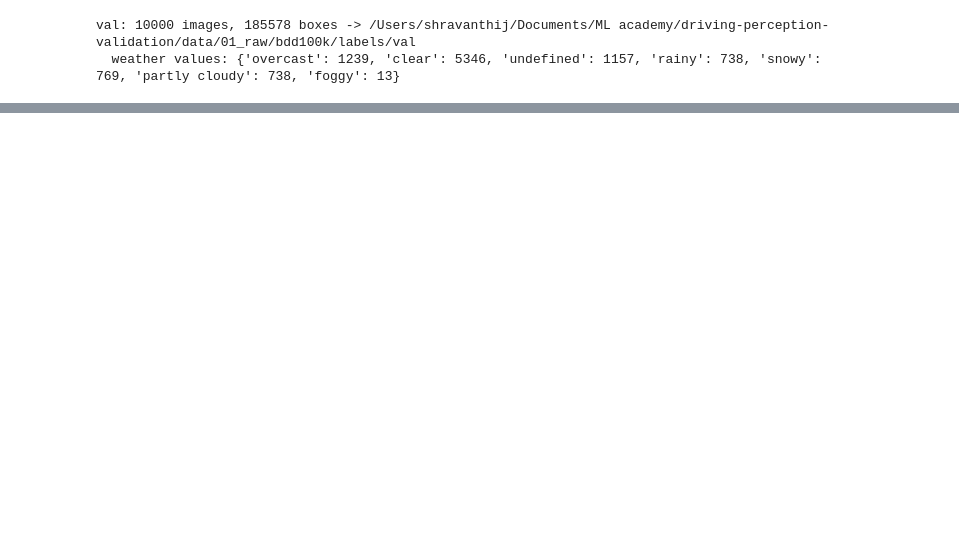
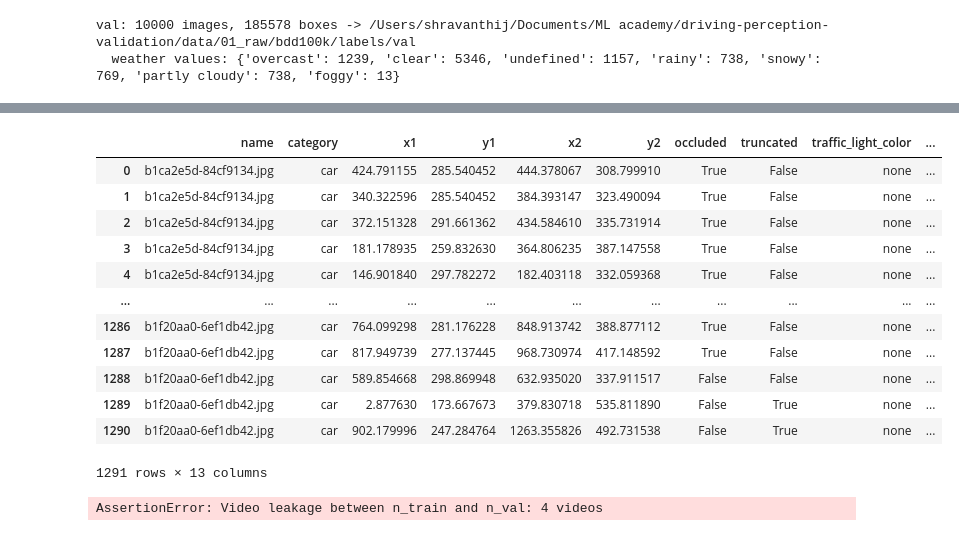
Before and after one commit to Shravanthi-J/driving-perception-validation, a Jupyter notebook: notebooks/labels_sanity_check.ipynb, the cells around one changed output, grey strips where cells are left out. Cells and saved outputs as stored; diff of their text form; code cells hidden in the pictures; blank space fills up the shorter version.

```diff
--- a/notebooks/labels_sanity_check.ipynb
+++ b/notebooks/labels_sanity_check.ipynb
@@ -210,0 +641,65 @@ PosixPath('/Users/shravanthij/Documents/ML academy/driving-perception-validation
+# %%
+def split_dataset(train_imgs, train_boxes, test_imgs, test_boxes, params: dict):
+    """Build train / val / test manifests (images and boxes, with a `split` column)."""
+    n_train, n_val, n_test, seed = (params[k] for k in ("n_train", "n_val", "n_test", "seed"))
+
+    sampled = _stratified_sample(train_imgs, n_train + n_val, seed)
+    tr, va = _group_split(sampled, n_val / (n_train + n_val), seed)
+    te = _stratified_sample(test_imgs, n_test, seed + 1)
+
+    # (images, boxes pool, official image folder the files live in)
+    splits = {
+        "train": (tr, train_boxes, "train"),
+        "val": (va, train_boxes, "train"),
+        "test": (te, test_boxes, "val"),
+    }
+    #_check_no_leakage({k: v[0] for k, v in splits.items()})
+
+    img_parts, box_parts = [], []
+    for split, (imgs, pool_boxes, src_dir) in splits.items():
+        b = pool_boxes[pool_boxes.name.isin(imgs.name)]
+        counts = b.groupby("name").size()
+        img_parts.append(imgs.assign(
+            split=split, source_dir=src_dir,
+            n_boxes=imgs.name.map(counts).fillna(0).astype(int)))
+        box_parts.append(b.assign(split=split))
+        #logger.info("%s: %d images, %d boxes", split, len(imgs), len(b))
+
+    return pd.concat(img_parts, ignore_index=True), pd.concat(box_parts, ignore_index=True)
+# %%
+train_imgs=imgs
+test_imgs = imgs
+train_boxes=b
+test_boxes =b
+params = {"n_train": 40,
+  "n_val": 15,
+  "n_test": 30,
+  "seed": 42}
+split_img, split_box = split_dataset(train_imgs, train_boxes, test_imgs, test_boxes, params)
+# %%
+split_box
+# %% [output]
+|  | name | category | x1 | y1 | x2 | y2 | occluded | truncated | traffic_light_color | ... |
+| 0 | b1ca2e5d-84cf9134.jpg | car | 424.791155 | 285.540452 | 444.378067 | 308.799910 | True | False | none | ... |
+| 1 | b1ca2e5d-84cf9134.jpg | car | 340.322596 | 285.540452 | 384.393147 | 323.490094 | True | False | none | ... |
+| 2 | b1ca2e5d-84cf9134.jpg | car | 372.151328 | 291.661362 | 434.584610 | 335.731914 | True | False | none | ... |
+| 3 | b1ca2e5d-84cf9134.jpg | car | 181.178935 | 259.832630 | 364.806235 | 387.147558 | True | False | none | ... |
+| 4 | b1ca2e5d-84cf9134.jpg | car | 146.901840 | 297.782272 | 182.403118 | 332.059368 | True | False | none | ... |
+| ... | ... | ... | ... | ... | ... | ... | ... | ... | ... | ... |
+| 1286 | b1f20aa0-6ef1db42.jpg | car | 764.099298 | 281.176228 | 848.913742 | 388.877112 | True | False | none | ... |
+| 1287 | b1f20aa0-6ef1db42.jpg | car | 817.949739 | 277.137445 | 968.730974 | 417.148592 | True | False | none | ... |
+| 1288 | b1f20aa0-6ef1db42.jpg | car | 589.854668 | 298.869948 | 632.935020 | 337.911517 | False | False | none | ... |
+| 1289 | b1f20aa0-6ef1db42.jpg | car | 2.877630 | 173.667673 | 379.830718 | 535.811890 | False | True | none | ... |
+| 1290 | b1f20aa0-6ef1db42.jpg | car | 902.179996 | 247.284764 | 1263.355826 | 492.731538 | False | True | none | ... |
+1291 rows × 13 columns
+# %%
+#check no leakage
+splits = {"n_train": [1,2,3,4,5,6,7], "n_val":[2,8,9,4,5,6]}
+names = list(params)
+overlap = set(splits[names[0]]) & set(splits[names[1]])
+for i in range(len(names)):
+    for j in range(i + 1, len(names)):
+        overlap = set(splits[names[0]]) & set(splits[names[1]])
+        assert not overlap, f"Video leakage between {names[i]} and {names[j]}: {len(overlap)} videos"
+# %% [output]
+AssertionError: Video leakage between n_train and n_val: 4 videos
```
Also changed, not shown: parts of 40 cells of this notebook, 5 other files.
